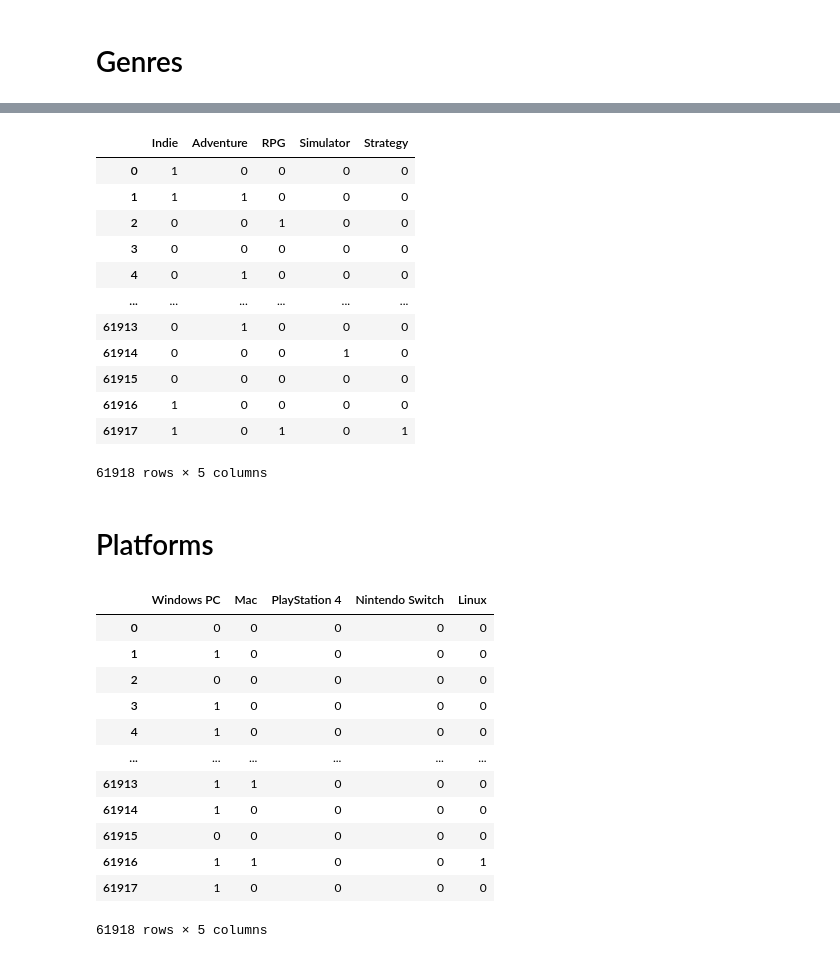
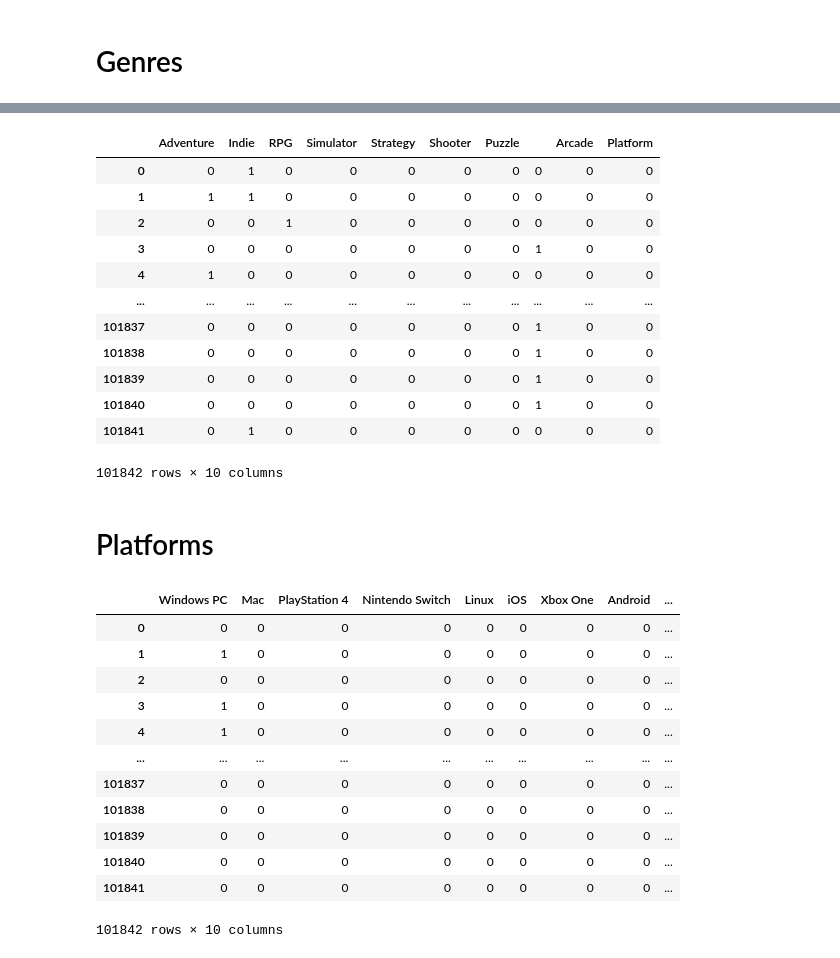
Before and after one commit to Ant-mel/legendary_game_recs, a Jupyter notebook: notebooks/Data_exploration.ipynb, the cells around one changed output, grey strips where cells are left out. Drawn from its saved outputs; the diff is of its cells as text; code cells hidden in the pictures.

Commit message:
Updated my working file for pre-processing and data exploration

```diff
--- a/notebooks/Data_exploration.ipynb
+++ b/notebooks/Data_exploration.ipynb
@@ -18,6 +18,7 @@ raw_4 = pd.read_csv('../raw_data/all_data_batch3_8kto12k')
 raw_5 = pd.read_csv('../raw_data/all_data_batch_60kto70k')
 raw_6 = pd.read_csv('../raw_data/all_data_batch_70kto80k')
 raw_7 = pd.read_csv('../raw_data/all_data_batch_80kto90k')
+raw_8 = pd.read_csv('../raw_data/all_data_batch_90kto120k')
 # %%
-data = pd.concat((raw_2, raw_3, raw_4, raw_data, raw_5, raw_6), ignore_index=True)
+data = pd.concat((raw_2, raw_3, raw_4, raw_data, raw_5, raw_6, raw_7, raw_8), ignore_index=True)
 # %%
@@ -102,20 +150,20 @@ genre_by_power = encoded_genre.sum().sort_values(ascending=False)
 # %%
-genre_to_keep = keep_x_OHE_columns(encoded_genre, 5)
+genre_to_keep = keep_x_OHE_columns(encoded_genre, 10)
 genre_to_keep
 # %% [output]
-|  | Indie | Adventure | RPG | Simulator | Strategy |
-| 0 | 1 | 0 | 0 | 0 | 0 |
-| 1 | 1 | 1 | 0 | 0 | 0 |
-| 2 | 0 | 0 | 1 | 0 | 0 |
-| 3 | 0 | 0 | 0 | 0 | 0 |
-| 4 | 0 | 1 | 0 | 0 | 0 |
-| ... | ... | ... | ... | ... | ... |
-| 61913 | 0 | 1 | 0 | 0 | 0 |
-| 61914 | 0 | 0 | 0 | 1 | 0 |
-| 61915 | 0 | 0 | 0 | 0 | 0 |
-| 61916 | 1 | 0 | 0 | 0 | 0 |
-| 61917 | 1 | 0 | 1 | 0 | 1 |
+|  | Adventure | Indie | RPG | Simulator | Strategy | Shooter | Puzzle |  | Arcade | Platform |
+| 0 | 0 | 1 | 0 | 0 | 0 | 0 | 0 | 0 | 0 | 0 |
+| 1 | 1 | 1 | 0 | 0 | 0 | 0 | 0 | 0 | 0 | 0 |
+| 2 | 0 | 0 | 1 | 0 | 0 | 0 | 0 | 0 | 0 | 0 |
+| 3 | 0 | 0 | 0 | 0 | 0 | 0 | 0 | 1 | 0 | 0 |
+| 4 | 1 | 0 | 0 | 0 | 0 | 0 | 0 | 0 | 0 | 0 |
+| ... | ... | ... | ... | ... | ... | ... | ... | ... | ... | ... |
+| 101837 | 0 | 0 | 0 | 0 | 0 | 0 | 0 | 1 | 0 | 0 |
+| 101838 | 0 | 0 | 0 | 0 | 0 | 0 | 0 | 1 | 0 | 0 |
+| 101839 | 0 | 0 | 0 | 0 | 0 | 0 | 0 | 1 | 0 | 0 |
+| 101840 | 0 | 0 | 0 | 0 | 0 | 0 | 0 | 1 | 0 | 0 |
+| 101841 | 0 | 1 | 0 | 0 | 0 | 0 | 0 | 0 | 0 | 0 |
-61918 rows × 5 columns
+101842 rows × 10 columns
 # %% [markdown]
 # Platforms
 # %%
@@ -125,19 +173,19 @@ encoded_plat, plat_encoder = categorical_encoder(platforms)
 
 platforms_by_power = pd.DataFrame(encoded_plat.sum().sort_values(ascending=False))
 # %%
-platforms_to_keep = keep_x_OHE_columns(encoded_plat, 5)
+platforms_to_keep = keep_x_OHE_columns(encoded_plat, 10)
 platforms_to_keep
 # %% [output]
-|  | Windows PC | Mac | PlayStation 4 | Nintendo Switch | Linux |
-| 0 | 0 | 0 | 0 | 0 | 0 |
-| 1 | 1 | 0 | 0 | 0 | 0 |
-| 2 | 0 | 0 | 0 | 0 | 0 |
-| 3 | 1 | 0 | 0 | 0 | 0 |
-| 4 | 1 | 0 | 0 | 0 | 0 |
-| ... | ... | ... | ... | ... | ... |
-| 61913 | 1 | 1 | 0 | 0 | 0 |
-| 61914 | 1 | 0 | 0 | 0 | 0 |
-| 61915 | 0 | 0 | 0 | 0 | 0 |
-| 61916 | 1 | 1 | 0 | 0 | 1 |
-| 61917 | 1 | 0 | 0 | 0 | 0 |
+|  | Windows PC | Mac | PlayStation 4 | Nintendo Switch | Linux | iOS | Xbox One | Android | ... |
+| 0 | 0 | 0 | 0 | 0 | 0 | 0 | 0 | 0 | ... |
+| 1 | 1 | 0 | 0 | 0 | 0 | 0 | 0 | 0 | ... |
+| 2 | 0 | 0 | 0 | 0 | 0 | 0 | 0 | 0 | ... |
+| 3 | 1 | 0 | 0 | 0 | 0 | 0 | 0 | 0 | ... |
+| 4 | 1 | 0 | 0 | 0 | 0 | 0 | 0 | 0 | ... |
+| ... | ... | ... | ... | ... | ... | ... | ... | ... | ... |
+| 101837 | 0 | 0 | 0 | 0 | 0 | 0 | 0 | 0 | ... |
+| 101838 | 0 | 0 | 0 | 0 | 0 | 0 | 0 | 0 | ... |
+| 101839 | 0 | 0 | 0 | 0 | 0 | 0 | 0 | 0 | ... |
+| 101840 | 0 | 0 | 0 | 0 | 0 | 0 | 0 | 0 | ... |
+| 101841 | 0 | 0 | 0 | 0 | 0 | 0 | 0 | 0 | ... |
-61918 rows × 5 columns
+101842 rows × 10 columns
```
Also changed, not shown: parts of 19 cells of this notebook.
